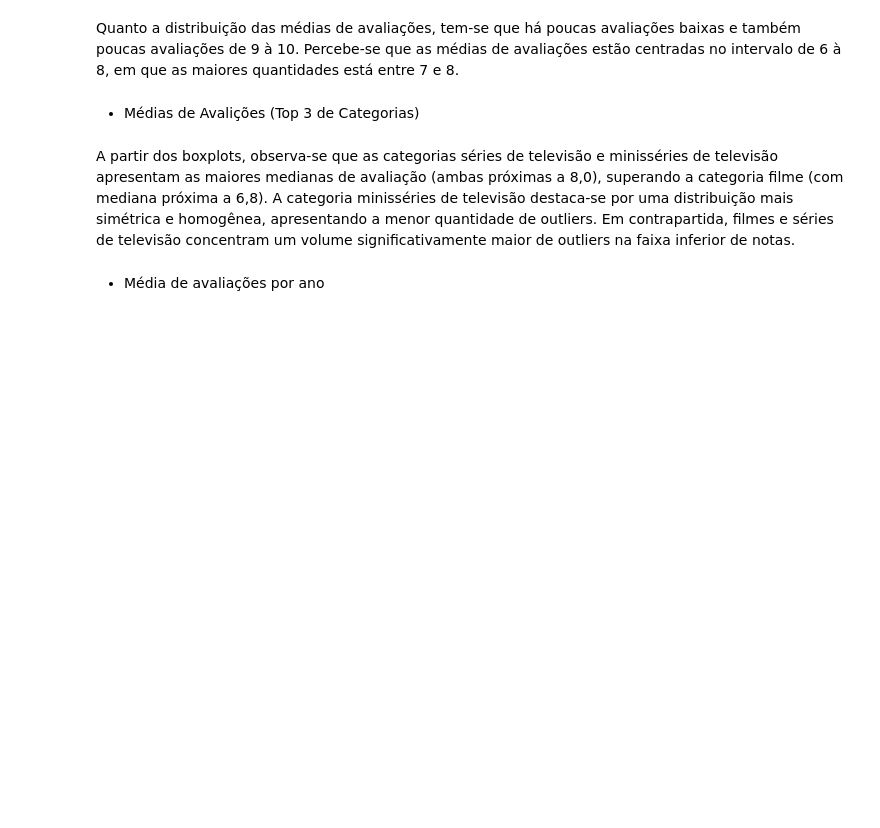
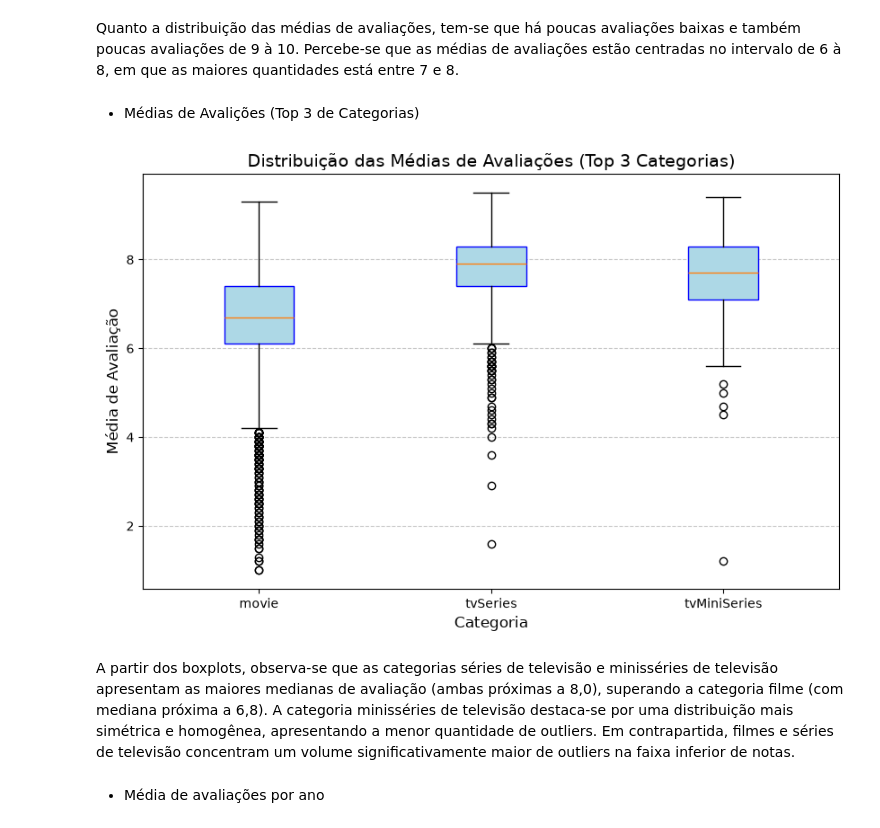
Before and after one commit to Lana230/analise_filmes_series, a Jupyter notebook: main.ipynb, the cells around one changed output. Cells and saved outputs as stored; diff of their text form; code cells hidden in the pictures; blank space fills up the shorter version.

```diff
--- a/main.ipynb
+++ b/main.ipynb
@@ -193,24 +346,26 @@ Quanto a distribuição das médias de avaliações, tem-se que há poucas avali
 # %%
 #Boxplot
 top3_categorias = df_renomeado['Categoria'].value_counts().head(3).index
 dados = [
     df_renomeado[df_renomeado['Categoria'] == cat]['Media_Avaliacao']
     for cat in top3_categorias
 ]
 
 plt.figure(figsize=(10, 6))
 plt.boxplot(
     dados,
     tick_labels=top3_categorias,
     patch_artist=True,
     boxprops=dict(facecolor='lightblue', color='blue')
 )
 
-plt.title("Distribuição da Média de Avaliações (Top 3 Categorias)", fontsize=14)
+plt.title("Distribuição das Médias de Avaliações (Top 3 Categorias)", fontsize=14)
 plt.xlabel("Categoria", fontsize=12)
 plt.ylabel("Média de Avaliação", fontsize=12)
 plt.grid(axis='y', linestyle='--', alpha=0.7)
 plt.show()
+# %% [output]
+[figure, added]
 # %% [markdown]
 A partir dos boxplots, observa-se que as categorias séries de televisão e minisséries de televisão apresentam as maiores medianas de avaliação (ambas próximas a 8,0), superando a categoria filme (com mediana próxima a 6,8). A categoria minisséries de televisão destaca-se por uma distribuição mais simétrica e homogênea, apresentando a menor quantidade de outliers. Em contrapartida, filmes e séries de televisão concentram um volume significativamente maior de outliers na faixa inferior de notas.
 # %% [markdown]
```
Also changed, not shown: parts of 20 cells of this notebook.
